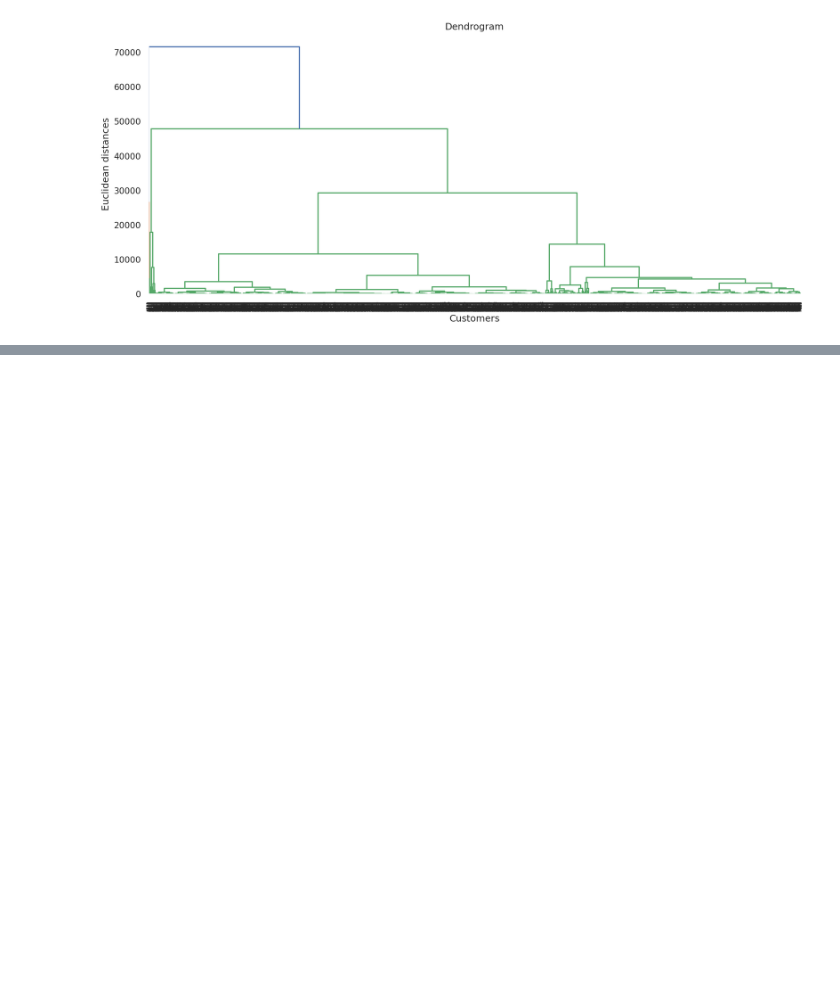
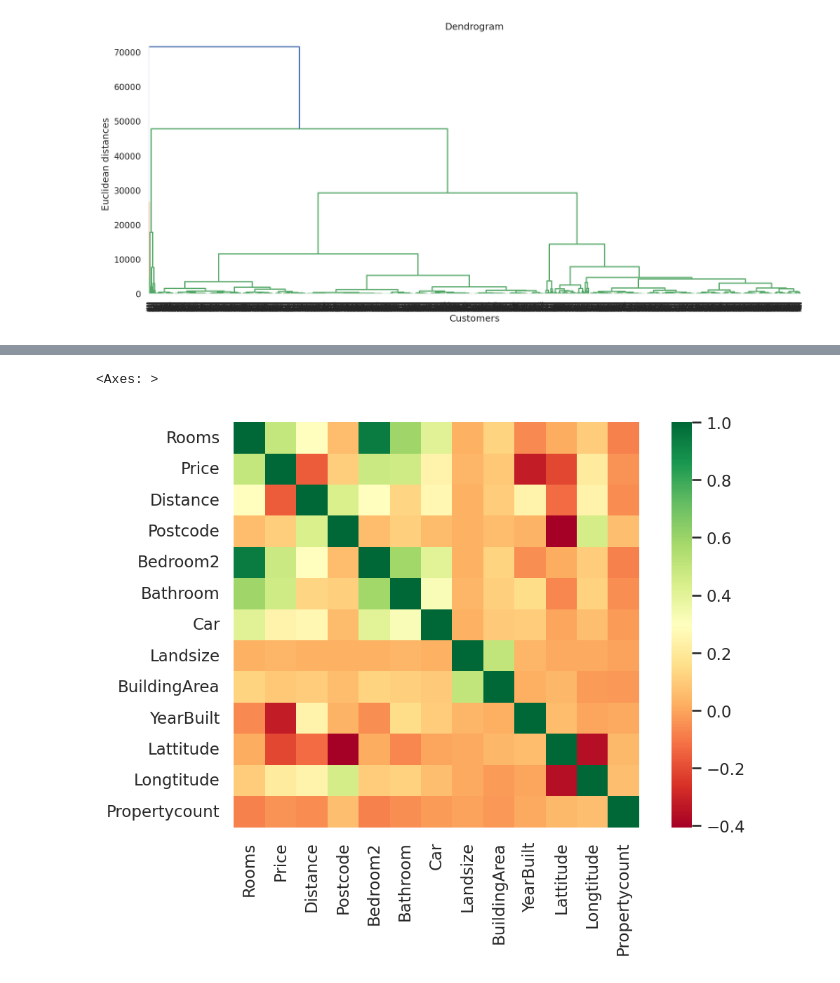
Before and after one commit to ANSHUMANDAS1506/EDA-Data-Analysis, a Jupyter notebook: 21BDS0303_EDA.ipynb, the cells around one changed output, grey strips where cells are left out. Cells and saved outputs as stored; diff of their text form; code cells hidden in the pictures; blank space fills up the shorter version.

```diff
--- a/21BDS0303_EDA.ipynb
+++ b/21BDS0303_EDA.ipynb
@@ -486,0 +530,7 @@ plt.show()
+# %%
+melb_clean = melb_clean.select_dtypes(include=['float64', 'int64'])
+# %%
+sns.heatmap(melb_clean.corr(), square=True, cmap='RdYlGn')
+# %% [output]
+<Axes: >
+[figure, added]
```
Also changed, not shown: parts of 12 cells of this notebook.
